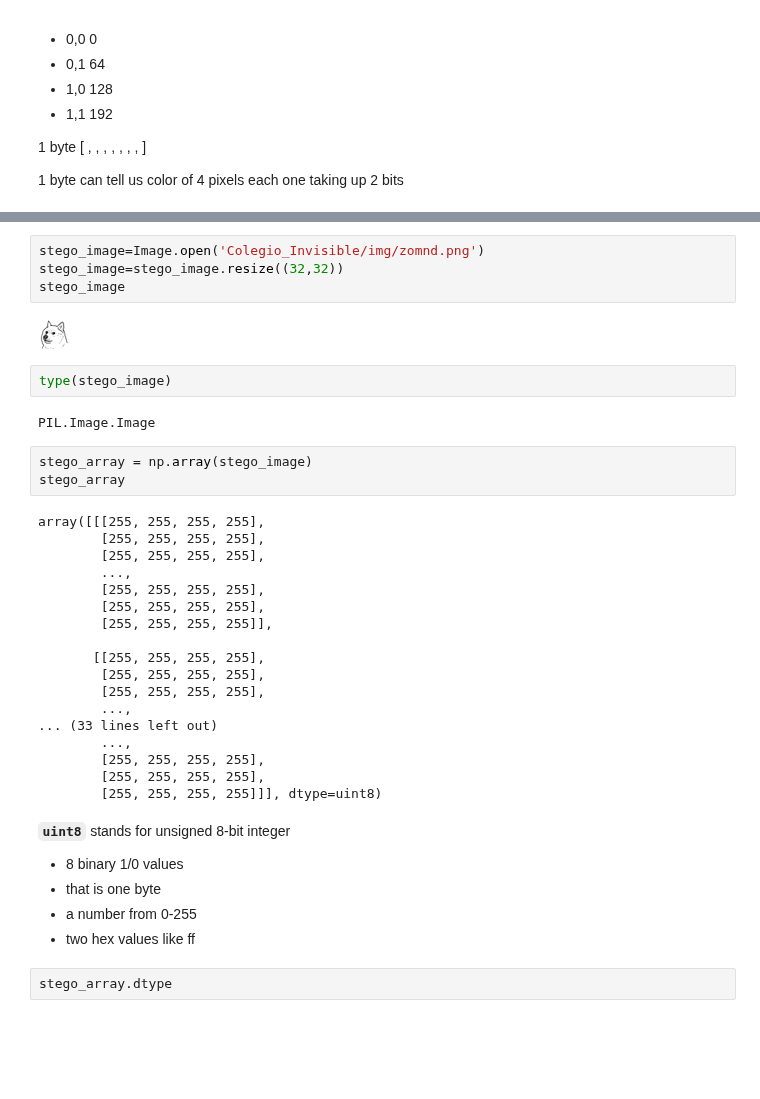
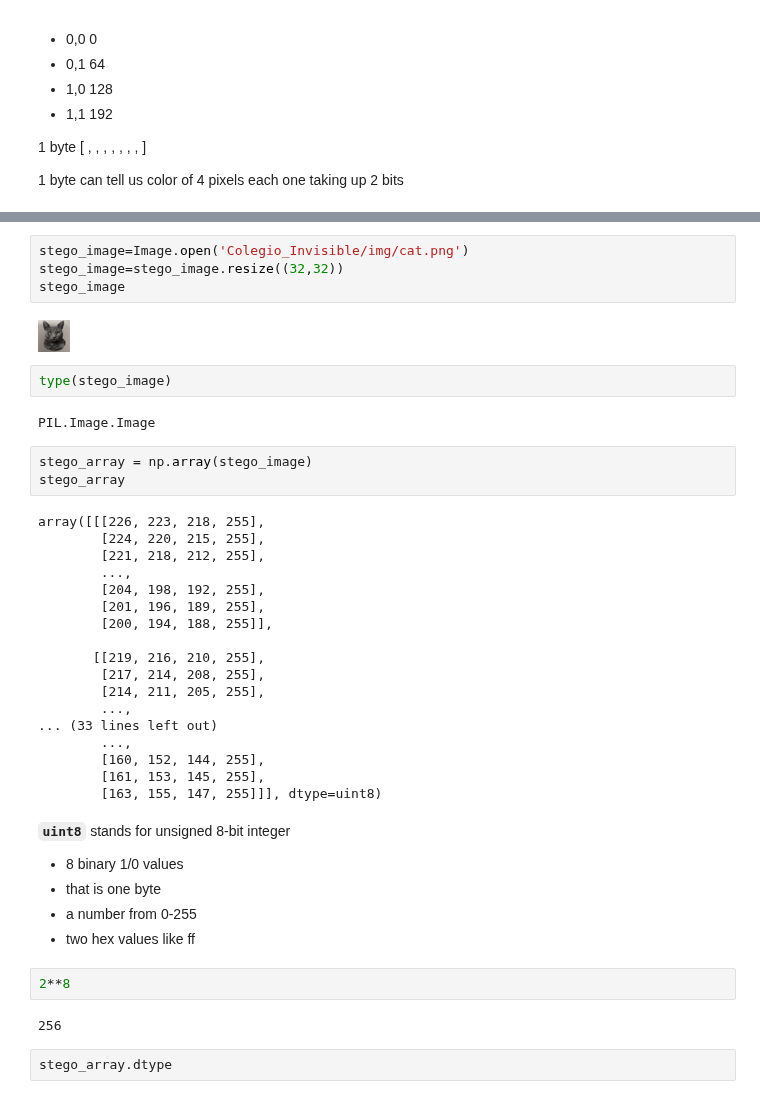
Before and after one commit to ProfDoeg/Colegio_Invisible, a Jupyter notebook: 12_cuaderno.ipynb, the cells around one changed output, grey strips where cells are left out. Saved outputs shown, nothing was run; the diff lists cells and outputs as text; blank space fills up the shorter version.

```diff
--- a/12_cuaderno.ipynb
+++ b/12_cuaderno.ipynb
@@ -75,9 +48,9 @@ colegio_invisible.jpeg         rum_2.jpeg
 # %%
-stego_image=Image.open('Colegio_Invisible/img/zomnd.png')
+stego_image=Image.open('Colegio_Invisible/img/cat.png')
 stego_image=stego_image.resize((32,32))
 stego_image
 # %% [output]
-[figure, old version]
+[figure, new version]
 # %%
 type(stego_image)
 # %% [output]
@@ -86,29 +59,33 @@ PIL.Image.Image
 stego_array = np.array(stego_image)
 stego_array
 # %% [output]
-array([[[255, 255, 255, 255],
-        [255, 255, 255, 255],
-        [255, 255, 255, 255],
+array([[[226, 223, 218, 255],
+        [224, 220, 215, 255],
+        [221, 218, 212, 255],
         ...,
-        [255, 255, 255, 255],
-        [255, 255, 255, 255],
-        [255, 255, 255, 255]],
+        [204, 198, 192, 255],
+        [201, 196, 189, 255],
+        [200, 194, 188, 255]],
 
-       [[255, 255, 255, 255],
-        [255, 255, 255, 255],
-        [255, 255, 255, 255],
+       [[219, 216, 210, 255],
+        [217, 214, 208, 255],
+        [214, 211, 205, 255],
         ...,
 ... (33 lines left out)
         ...,
-        [255, 255, 255, 255],
-        [255, 255, 255, 255],
-        [255, 255, 255, 255]]], dtype=uint8)
+        [160, 152, 144, 255],
+        [161, 153, 145, 255],
+        [163, 155, 147, 255]]], dtype=uint8)
 # %% [markdown]
 **`uint8`** stands for unsigned 8-bit integer
 - 8 binary 1/0 values
 - that is one byte
 - a number from 0-255
 - two hex values like ff
+# %%
+2**8
+# %% [output]
+256
 # %%
 stego_array.dtype
 # %% [output]
```
Also changed, not shown: parts of 46 cells of this notebook.
